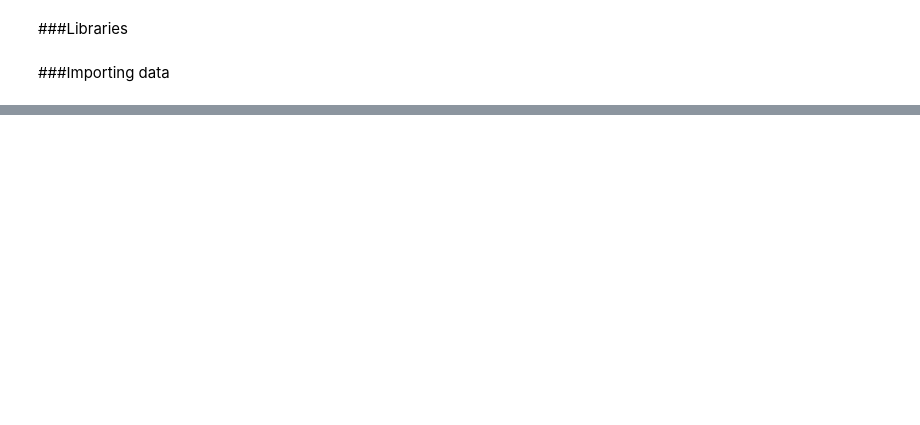
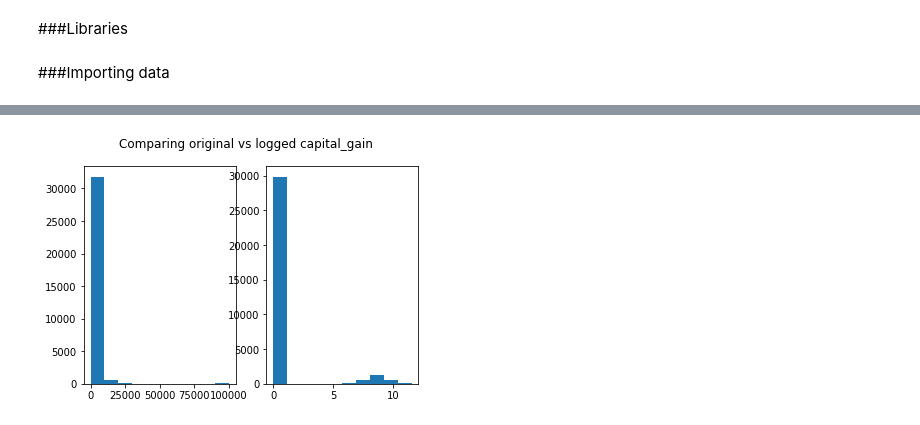
Before and after one commit to Fredooooooo/JSC270_Assg2, a Jupyter notebook: JSC270_Assignment2.ipynb, the cells around one changed output, grey strips where cells are left out. Cells and saved outputs as stored; diff of their text form; code cells hidden in the pictures; blank space fills up the shorter version.

```diff
--- a/JSC270_Assignment2.ipynb
+++ b/JSC270_Assignment2.ipynb
@@ -13,6 +17,7 @@ import statsmodels.formula.api as smf
 # %% [markdown]
 ###Importing data
 # %%
-income94 = pd.read_csv('https://archive.ics.uci.edu/ml/machine-learning-databases/adult/adult.data', header=None)
+income94 = pd.read_csv('https://archive.ics.uci.edu/ml/machine-learning-databases/adult/adult.data',  sep = ', ', header=None)
 income94.columns = ['age','workclass', 'fnlwgt','education','education_num','marital_status','occupation',
                     'relationship','race','sex','capital_gain','capital_loss','hours_per_week','native_country','gross_income_group']
+income94.head
@@ -18,0 +97,3 @@ income94.columns = ['age','workclass', 'fnlwgt','education','education_num','mar
+# %%
+income94 = income94.replace('?', np.nan)
+income94.info()
@@ -18,0 +141,8 @@ income94.columns = ['age','workclass', 'fnlwgt','education','education_num','mar
+# %%
+fig, (plt1, plt2) = plt.subplots(1, 2)
+fig.suptitle('Comparing original vs logged capital_gain')
+plt1.hist(income94.capital_gain)
+plt2.hist(np.log(income94.capital_gain + 1))
+fig.show()
+# %% [output]
+[figure, added]
```
Also changed, not shown: parts of 33 cells of this notebook.
